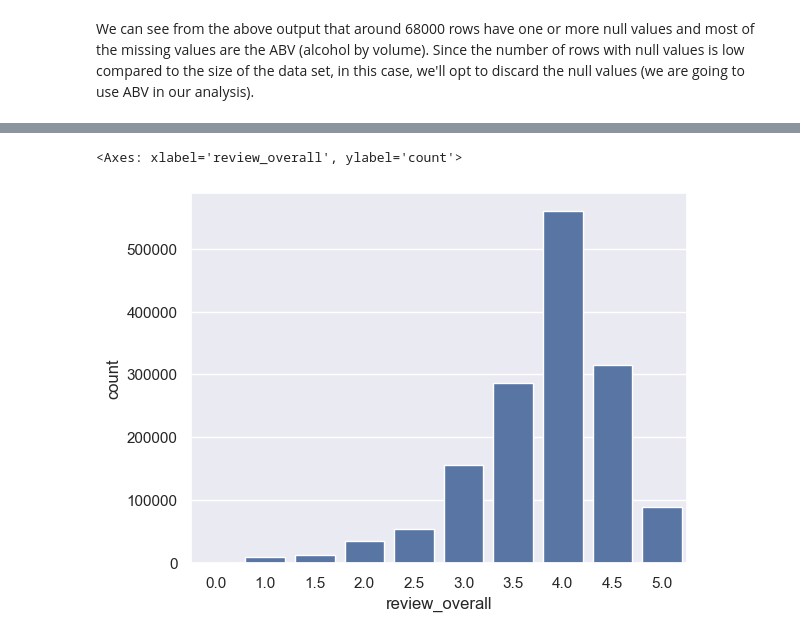
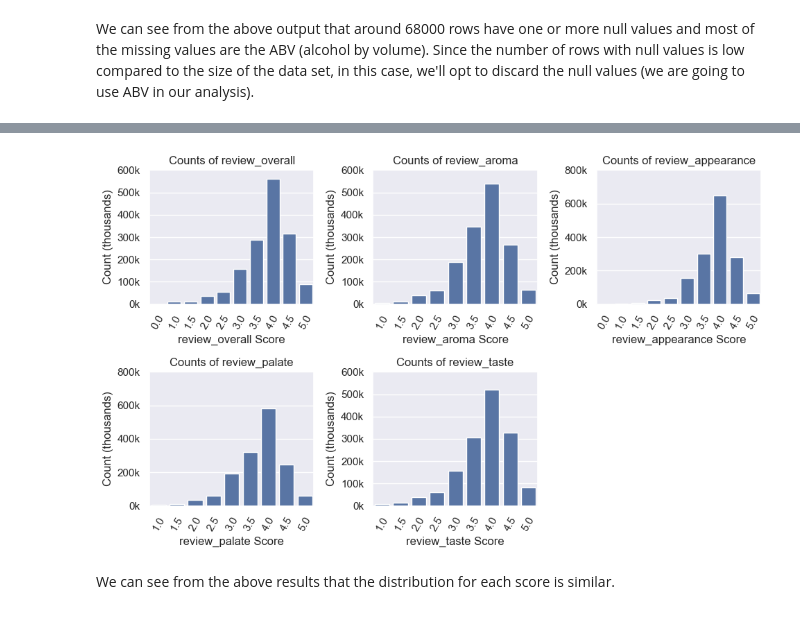
Before and after one commit to LucasLyons/Beer-Project, a Jupyter notebook: Beer Review Data Analysis.ipynb, the cells around one changed output, grey strips where cells are left out. Drawn from its saved outputs; the diff is of its cells as text; code cells hidden in the pictures.

```diff
--- a/Beer Review Data Analysis.ipynb
+++ b/Beer Review Data Analysis.ipynb
@@ -67,6 +76,23 @@ round(beer[cols].describe(), 2)
-# %%
-sb.set_theme()
-sb.countplot(data=beer, x="review_overall")
-# %% [output]
-<Axes: xlabel='review_overall', ylabel='count'>
-[figure, removed]
+# %%
+fig, axes = plt.subplots(2,3, figsize=(10,6))
+axes = axes.flatten()
+for i in range(5):
+        ax = axes[i]
+        key = cols[i]
+        sb.countplot(data=beer, x=cols[i], ax=ax)
+        ax.tick_params(axis='x', rotation=60)
+        ax.set_title(f'Counts of {key}')
+        yticks = ax.get_yticks()
+        ylabels = [f'{int(tick/1000)}k' for tick in yticks]
+        ax.set_yticks(yticks)
+        ax.set_yticklabels(ylabels)
+        ax.set_ylabel('Count (thousands)')
+        ax.set_xlabel(f'{key} Score')
+
+fig.tight_layout()
+fig.delaxes(axes[5])
+fig.show()
+# %% [output]
+[figure, added]
+# %% [markdown]
+We can see from the above results that the distribution for each score is similar.
```
Also changed, not shown: parts of 6 cells of this notebook.
